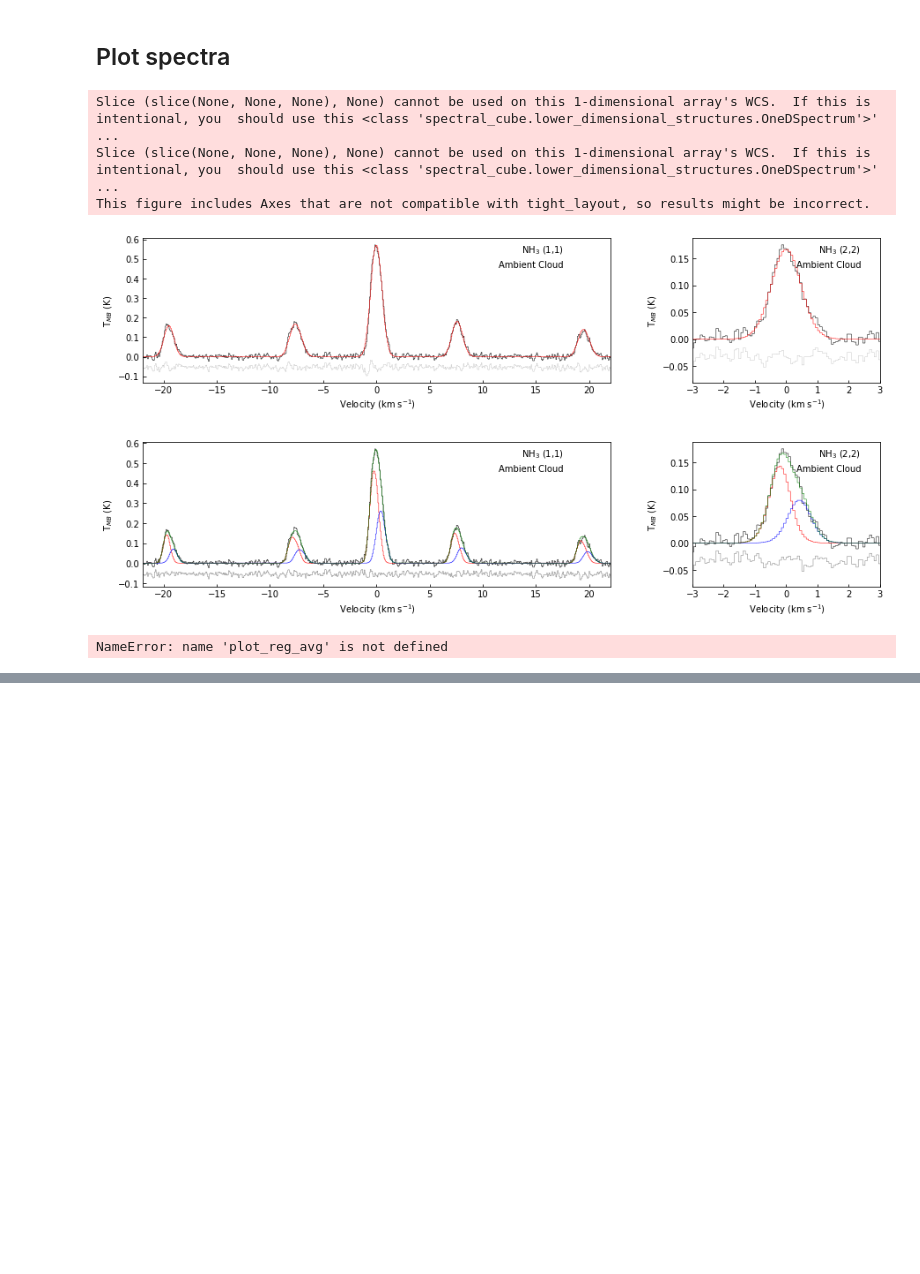
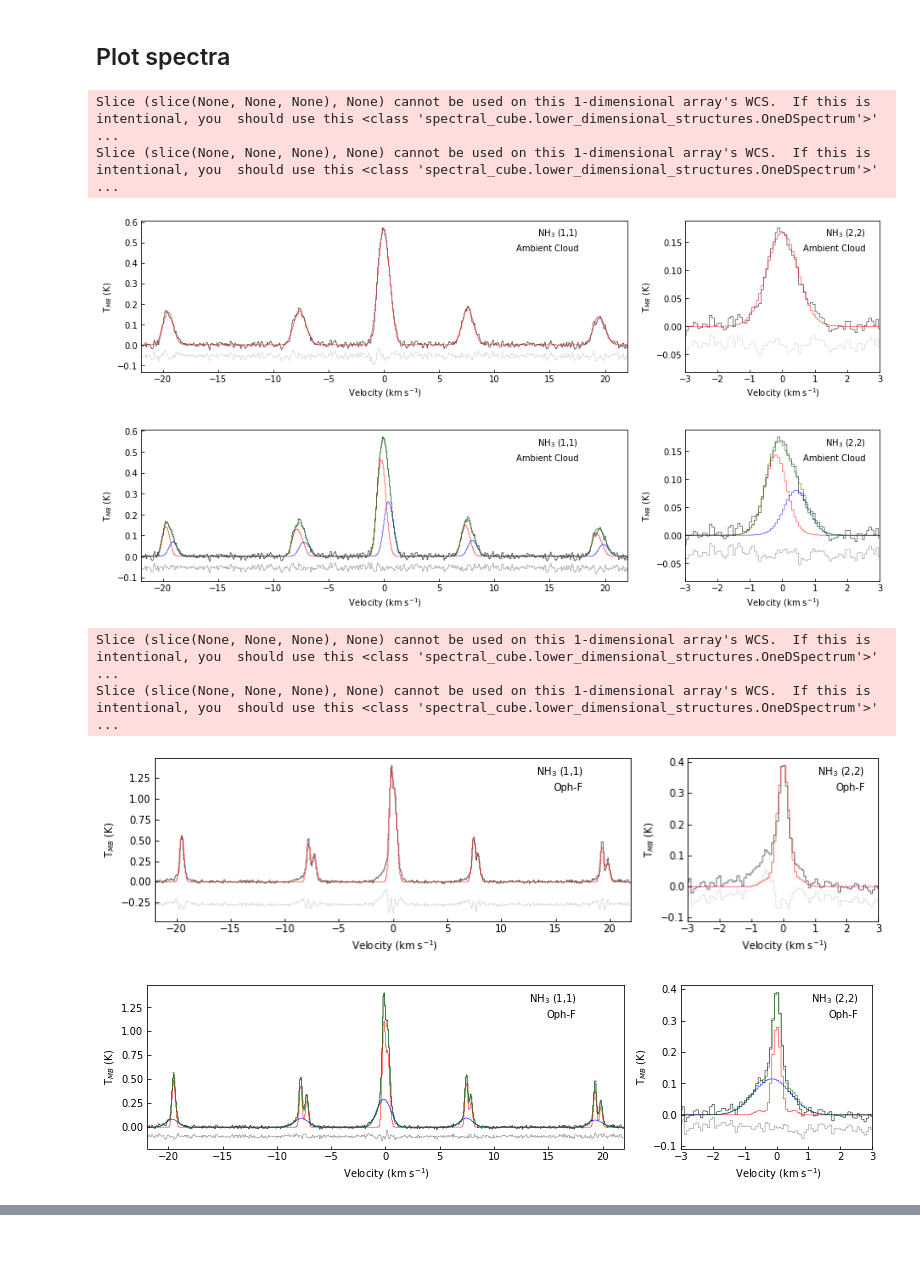
Before and after one commit to SpandanCh/L1688_2-cmp_ltr, a Jupyter notebook: L1688_letter_scripts.ipynb, the cells around one changed output, grey strips where cells are left out. Cells and saved outputs as stored; diff of their text form; code cells hidden in the pictures; blank space fills up the shorter version.

Commit message:
updated spectra layout

```diff
--- a/L1688_letter_scripts.ipynb
+++ b/L1688_letter_scripts.ipynb
@@ -587,35 +581,35 @@ new = '_new2'
 par = pars_c
 err = errs_c
 
-fig1,ax = plot_reg_avg(reg_i='mean_cloud', reg_label='Ambient Cloud', ext='_v_al_0', c1='k', c2='r',resid=True,w1=5,w2=2,
-                          fgsz=(15,3),x11=22,x22=3,new=new)
+fig1,ax = plot_reg_avg(reg_i='mean_cloud', reg_label='Ambient Cloud', ext='_v_al_0', c1='k', c2='r',resid=True, new=new)
 fig2,ax = plot_reg_avg_2cmp(reg_i='mean_cloud', reg_label='Ambient Cloud', c1='r', c2='b', pars=par, errs=err,
-                           do_res=True, do_sum=True, w1=5, w2=2, fgsz=(15,3),x11=22,x22=3,new=new)
+                           do_res=True, do_sum=True, new=new)
 
-fig1.tight_layout()
-fig2.tight_layout()
+fig1.subplots_adjust(left=0.05,right=0.98,top=0.97,bottom=0.15)
+fig2.subplots_adjust(left=0.05,right=0.98,top=0.97,bottom=0.15)
+
 
 fig1.savefig('avg_spec_w_fit_1_cmp_mean_cloud.pdf')
 fig2.savefig('avg_spec_w_fit_2_cmp_mean_cloud.pdf')
 # %% [output]
 Slice (slice(None, None, None), None) cannot be used on this 1-dimensional array's WCS.  If this is intentional, you  should use this <class 'spectral_cube.lower_dimensional_structures.OneDSpectrum'>' ...
 Slice (slice(None, None, None), None) cannot be used on this 1-dimensional array's WCS.  If this is intentional, you  should use this <class 'spectral_cube.lower_dimensional_structures.OneDSpectrum'>' ...
-This figure includes Axes that are not compatible with tight_layout, so results might be incorrect.
-[figure, old version]
+[figure, new version]
-[figure, old version]
+[figure, new version]
 # %%
 rg = 'OphF'
 rg_lb = reg_lab[rg]
 
 par = pars[rg]
 err = errs[rg]
 
 # fig,ax = plot_reg_avg(reg_i=rg, reg_label=rg_lb, ext='', c1='k', c2='r',resid=True,w1=5,w2=2,
 #                           fgsz=(15,3),x11=22,x22=3,new='')
-fig1,ax = plot_reg_avg(reg_i=rg, reg_label=rg_lb, ext='_v_al_0', c1='k', c2='r',resid=True,w1=5,w2=2,
-                          fgsz=(15,3),x11=22,x22=3,new='')
-fig2,ax = plot_reg_avg_2cmp(reg_i=rg, reg_label=rg_lb, c1='r', c2='b', pars=par, errs=err,
-                           do_res=True, do_sum=True, w1=5, w2=2, fgsz=(15,3),x11=22,x22=3,new='')
+fig1,ax = plot_reg_avg(reg_i=rg, reg_label=rg_lb, ext='_v_al_0', c1='k', c2='r',resid=True)
+fig2,ax = plot_reg_avg_2cmp(reg_i=rg, reg_label=rg_lb, c1='r', c2='b', pars=par, errs=err, do_res=True, do_sum=True)
 # %% [output]
-NameError: name 'plot_reg_avg' is not defined
+Slice (slice(None, None, None), None) cannot be used on this 1-dimensional array's WCS.  If this is intentional, you  should use this <class 'spectral_cube.lower_dimensional_structures.OneDSpectrum'>' ...
+Slice (slice(None, None, None), None) cannot be used on this 1-dimensional array's WCS.  If this is intentional, you  should use this <class 'spectral_cube.lower_dimensional_structures.OneDSpectrum'>' ...
+[figure, added]
+[figure, added]
 # %%
```
Also changed, not shown: parts of 3 cells of this notebook.
